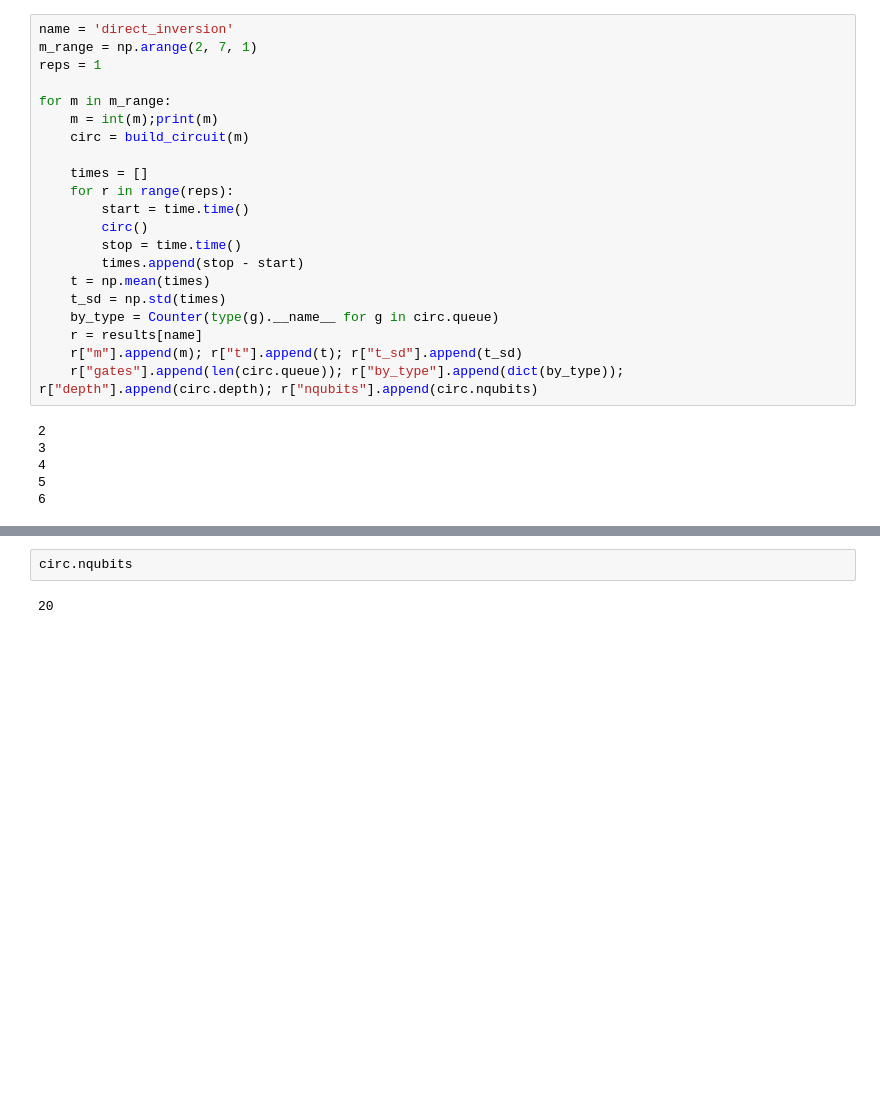
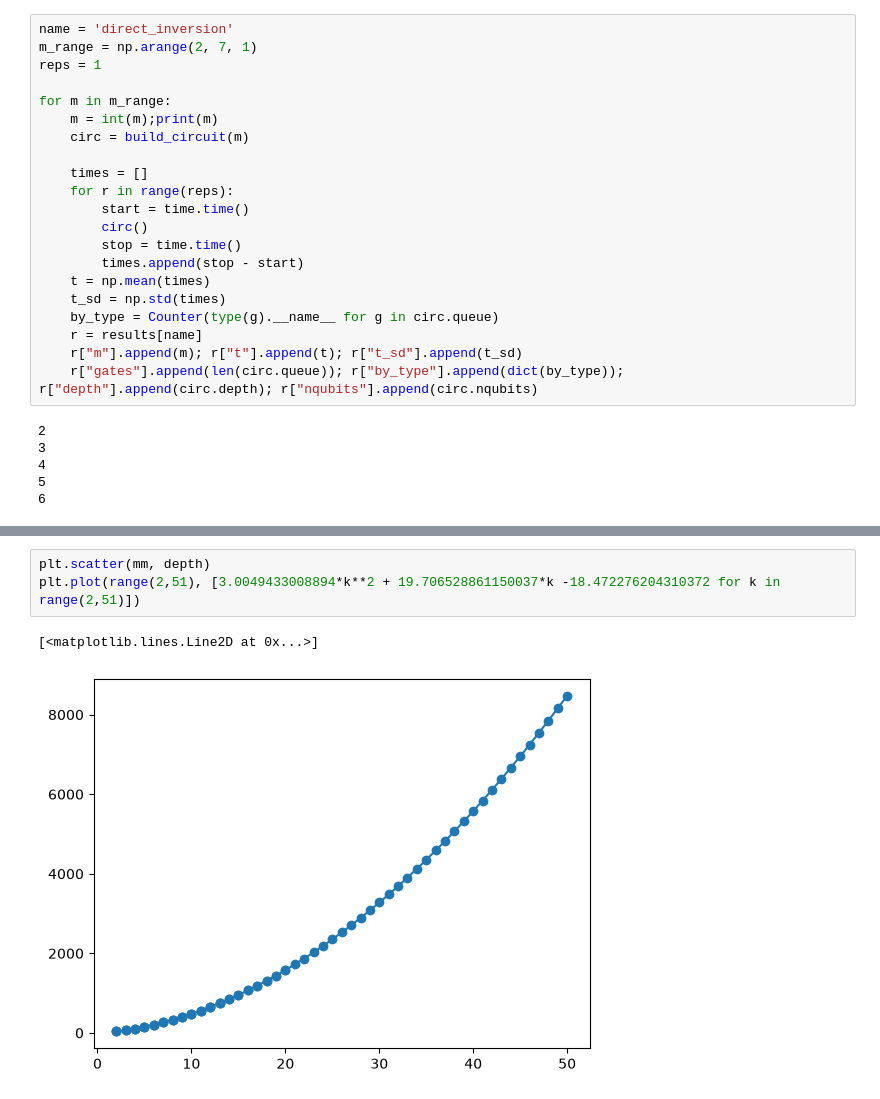
Before and after one commit to achavert/square-primitive, a Jupyter notebook: scaling_optimized.ipynb, the cells around one changed output, grey strips where cells are left out. Drawn from its saved outputs; the diff is of its cells as text; blank space fills up the shorter version.

```diff
--- a/scaling_optimized.ipynb
+++ b/scaling_optimized.ipynb
@@ -208,7 +217,9 @@ a2 : 3.1369047619047636
 # %%
-circ.nqubits
+plt.scatter(mm, depth)
+plt.plot(range(2,51), [3.0049433008894*k**2 + 19.706528861150037*k -18.472276204310372 for k in range(2,51)])
 # %% [output]
-20
+[<matplotlib.lines.Line2D at 0x...>]
+[figure, added]
 # %%
 nqubits = results['optimized']['nqubits']
 mm = results['optimized']['m']
```
Also changed, not shown: parts of 13 cells of this notebook, 1 other file.
